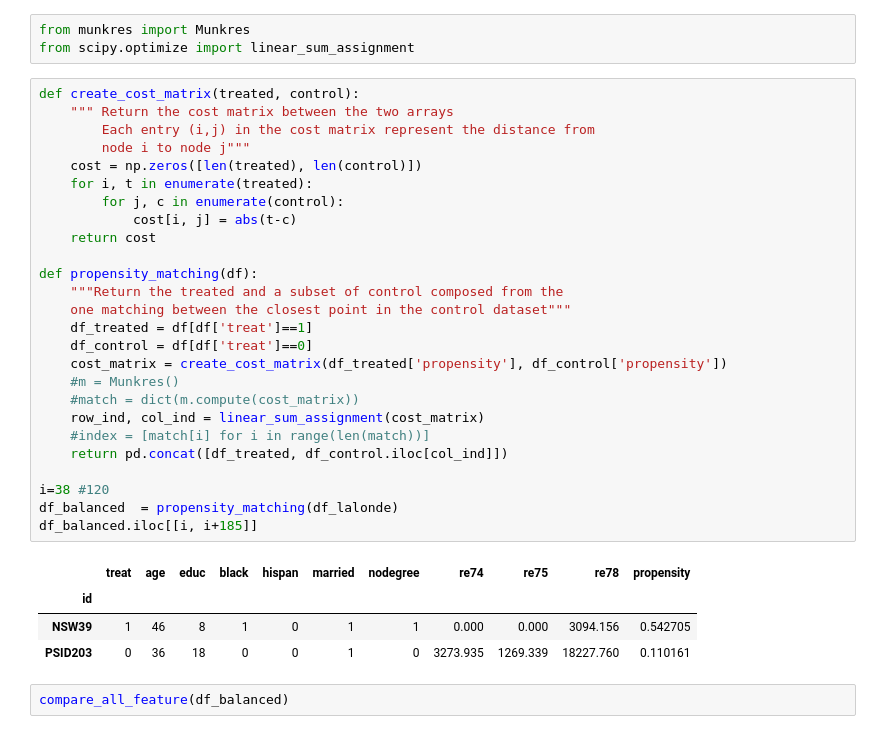
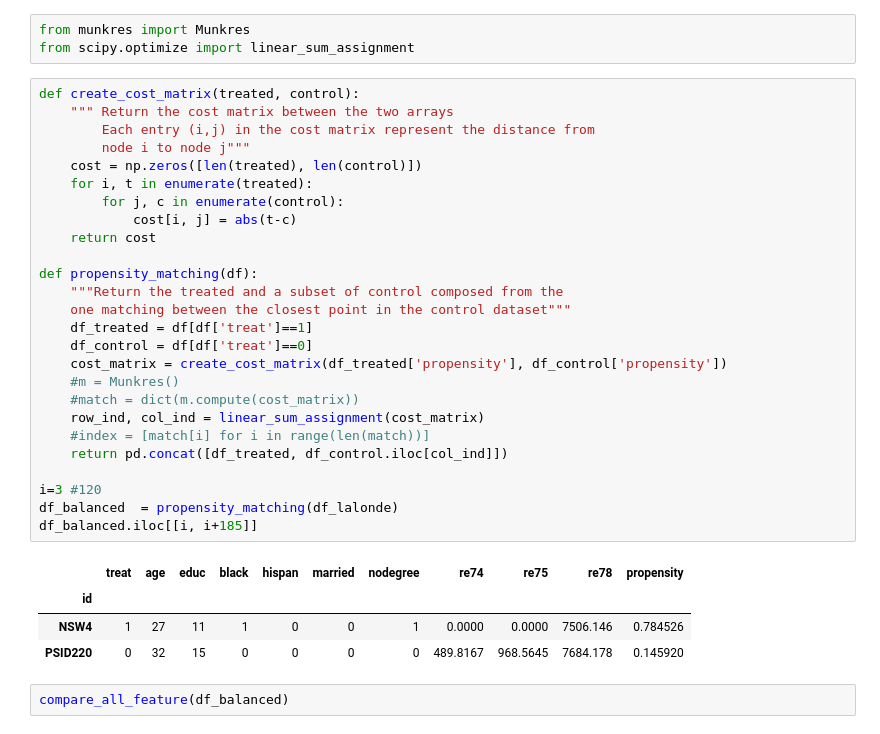
Before and after one commit to cgallay/Ada, a Jupyter notebook: Homework4/C_Homework4.ipynb, the cells around one changed output. Saved outputs shown, nothing was run; the diff lists cells and outputs as text.

```diff
--- a/Homework4/C_Homework4.ipynb
+++ b/Homework4/C_Homework4.ipynb
@@ -129,34 +148,34 @@ from scipy.optimize import linear_sum_assignment
 # %%
 def create_cost_matrix(treated, control):
     """ Return the cost matrix between the two arrays
         Each entry (i,j) in the cost matrix represent the distance from
         node i to node j"""
     cost = np.zeros([len(treated), len(control)])
     for i, t in enumerate(treated):
         for j, c in enumerate(control):
             cost[i, j] = abs(t-c)
     return cost
 
 def propensity_matching(df):
     """Return the treated and a subset of control composed from the
     one matching between the closest point in the control dataset"""
     df_treated = df[df['treat']==1]
     df_control = df[df['treat']==0]
     cost_matrix = create_cost_matrix(df_treated['propensity'], df_control['propensity'])
     #m = Munkres()
     #match = dict(m.compute(cost_matrix))
     row_ind, col_ind = linear_sum_assignment(cost_matrix)
     #index = [match[i] for i in range(len(match))]
     return pd.concat([df_treated, df_control.iloc[col_ind]])
 
-i=38 #120
+i=3 #120
 df_balanced  = propensity_matching(df_lalonde)
 df_balanced.iloc[[i, i+185]]
 # %% [output]
 |  | treat | age | educ | black | hispan | married | nodegree | re74 | re75 | re78 | propensity |
 | id |  |  |  |  |  |  |  |  |  |  |  |
-| NSW39 | 1 | 46 | 8 | 1 | 0 | 1 | 1 | 0.000 | 0.000 | 3094.156 | 0.542705 |
-| PSID203 | 0 | 36 | 18 | 0 | 0 | 1 | 0 | 3273.935 | 1269.339 | 18227.760 | 0.110161 |
+| NSW4 | 1 | 27 | 11 | 1 | 0 | 0 | 1 | 0.0000 | 0.0000 | 7506.146 | 0.784526 |
+| PSID220 | 0 | 32 | 15 | 0 | 0 | 0 | 0 | 489.8167 | 968.5645 | 7684.178 | 0.145920 |
 # %%
 compare_all_feature(df_balanced)
 # %% [output]
```
Also changed, not shown: parts of 15 cells of this notebook.
